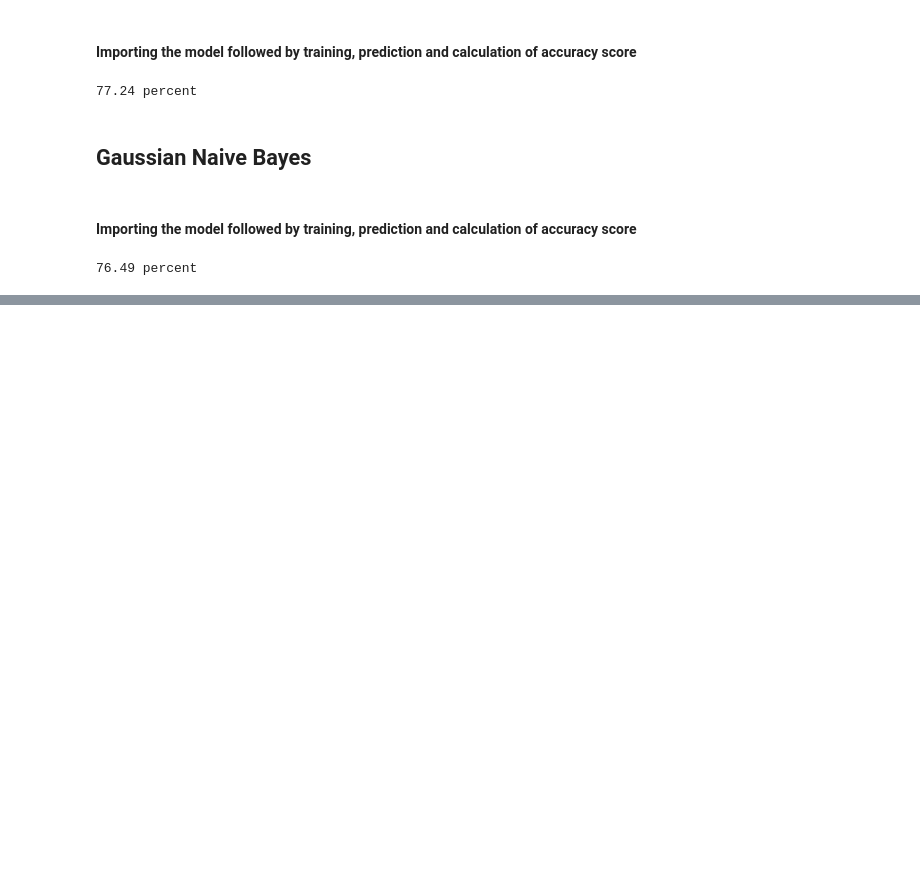
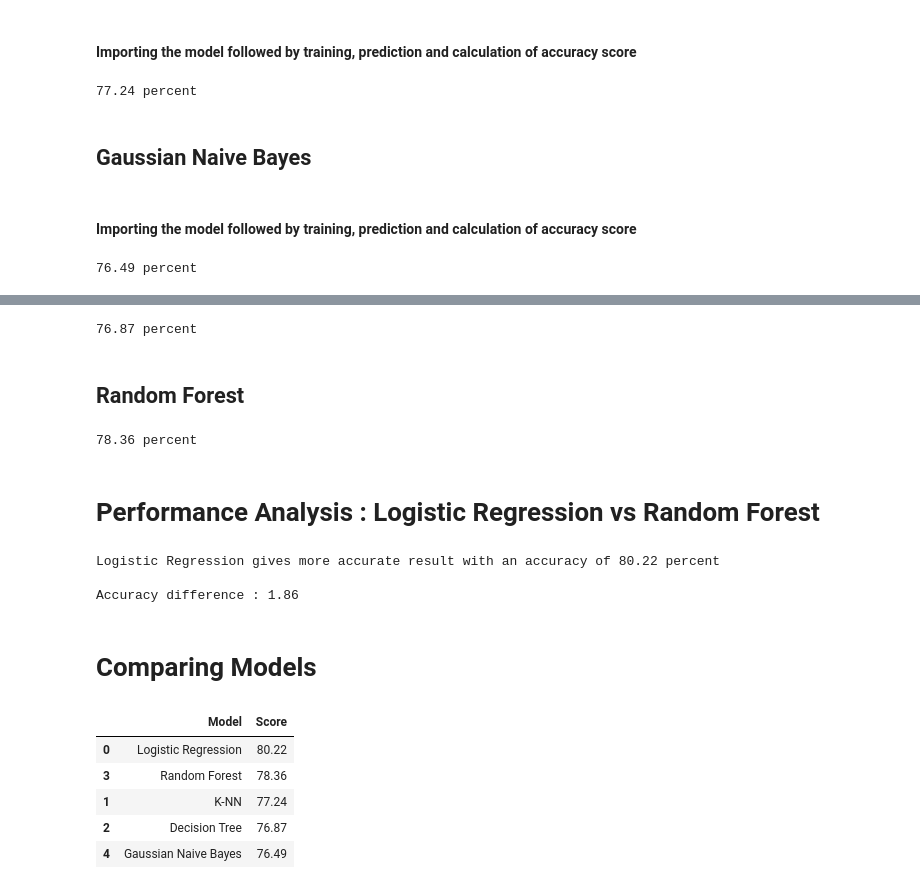
Before and after one commit to SV17/ML_Project1, a Jupyter notebook: titanic_case_study.ipynb, the cells around one changed output, grey strips where cells are left out. Drawn from its saved outputs; the diff is of its cells as text; code cells hidden in the pictures; blank space fills up the shorter version.

```diff
--- a/titanic_case_study.ipynb
+++ b/titanic_case_study.ipynb
@@ -90,0 +93,58 @@ print (str(acc_gnb) + ' percent')
+# %%
+from sklearn.tree import DecisionTreeClassifier
+from sklearn.metrics import accuracy_score
+clf = DecisionTreeClassifier()
+clf.fit(X_train, Y_train.ravel())
+Y_pred_decision_tree = clf.predict(X_test)
+acc_decision_tree = round(accuracy_score(Y_pred_decision_tree, Y_test) * 100, 2)
+print (str(acc_decision_tree) + ' percent')
+# %% [output]
+76.87 percent
+# %% [markdown]
+## Random Forest
+# %%
+from sklearn.ensemble import RandomForestClassifier
+from sklearn.metrics import accuracy_score
+clf = RandomForestClassifier(n_estimators=500)
+clf.fit(X_train, Y_train.ravel())
+Y_pred_random_forest = clf.predict(X_test)
+acc_random_forest = round(accuracy_score(Y_pred_random_forest, Y_test) * 100, 2)
+print (str(acc_random_forest) + ' percent')
+# %% [output]
+78.36 percent
+# %% [markdown]
+# Performance Analysis : Logistic Regression vs Random Forest
+# %%
+if acc_log_reg > acc_random_forest:
+    x = acc_log_reg - acc_random_forest
+    print 'Logistic Regression gives more accurate result with an accuracy of %s percent' % acc_log_reg
+    print '\nAccuracy difference : %s' %x
+elif acc_log_reg < acc_random_forest:
+    x = acc_random_forest - acc_log_reg
+    print 'Random Forest Classifier gives more accurate result with an accuracy of %s percent' % acc_random_forest
+    print '\nAccuracy difference : %s' %x
+else:
+    print 'Logistic Regression and Random Forest Classifier give same accuracy of %s percent' % m
+# %% [output]
+Logistic Regression gives more accurate result with an accuracy of 80.22 percent
+
+Accuracy difference : 1.86
+# %% [markdown]
+# Comparing Models
+# %%
+models = pd.DataFrame({
+    'Model': ['Logistic Regression', 'K-NN', 'Decision Tree',
+              'Random Forest', 'Gaussian Naive Bayes'],
+
+    'Score': [acc_log_reg, acc_knn,  acc_decision_tree,
+              acc_random_forest, acc_gnb]
+    })
+
+models.sort_values(by='Score', ascending=False)
+# %% [output]
+|  | Model | Score |
+| 0 | Logistic Regression | 80.22 |
+| 3 | Random Forest | 78.36 |
+| 1 | K-NN | 77.24 |
+| 2 | Decision Tree | 76.87 |
+| 4 | Gaussian Naive Bayes | 76.49 |
```
Also changed, not shown: parts of 6 cells of this notebook, 1 other file.
